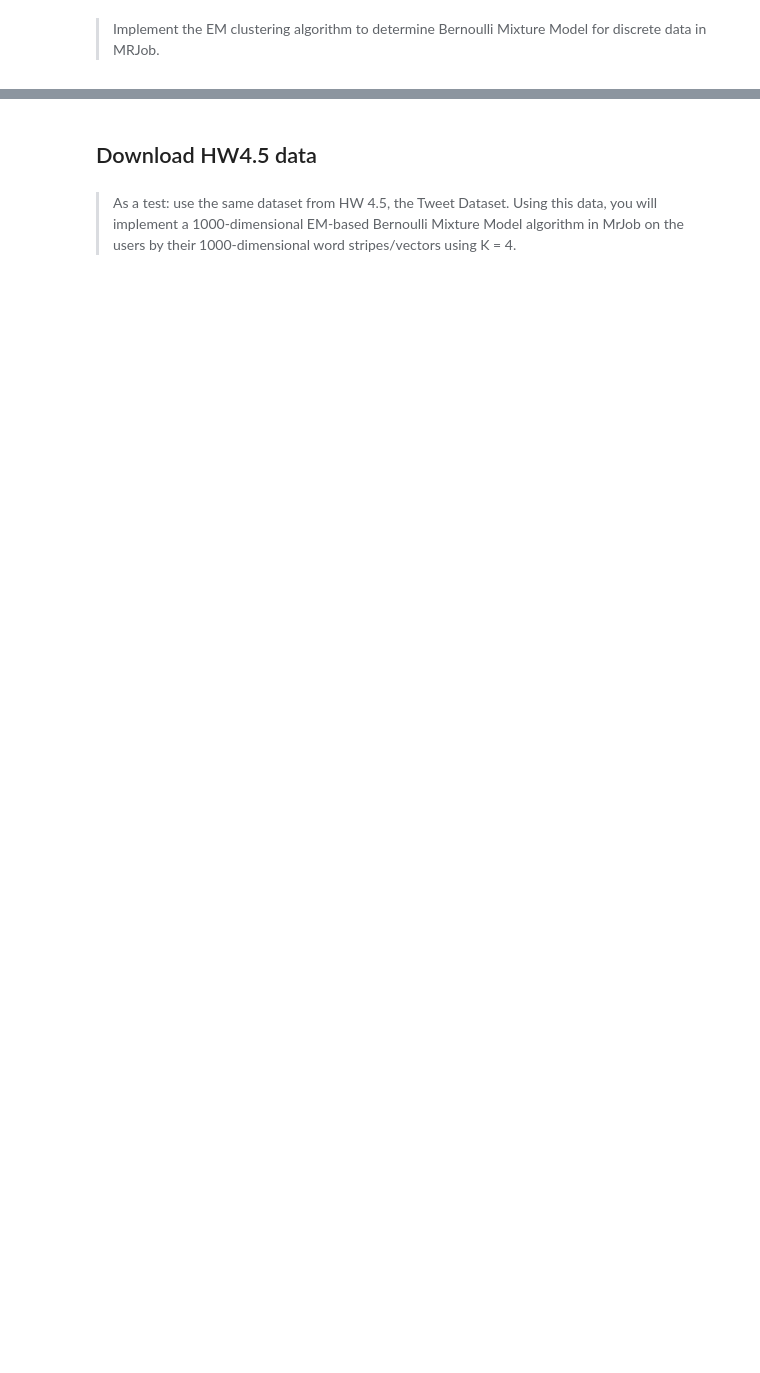
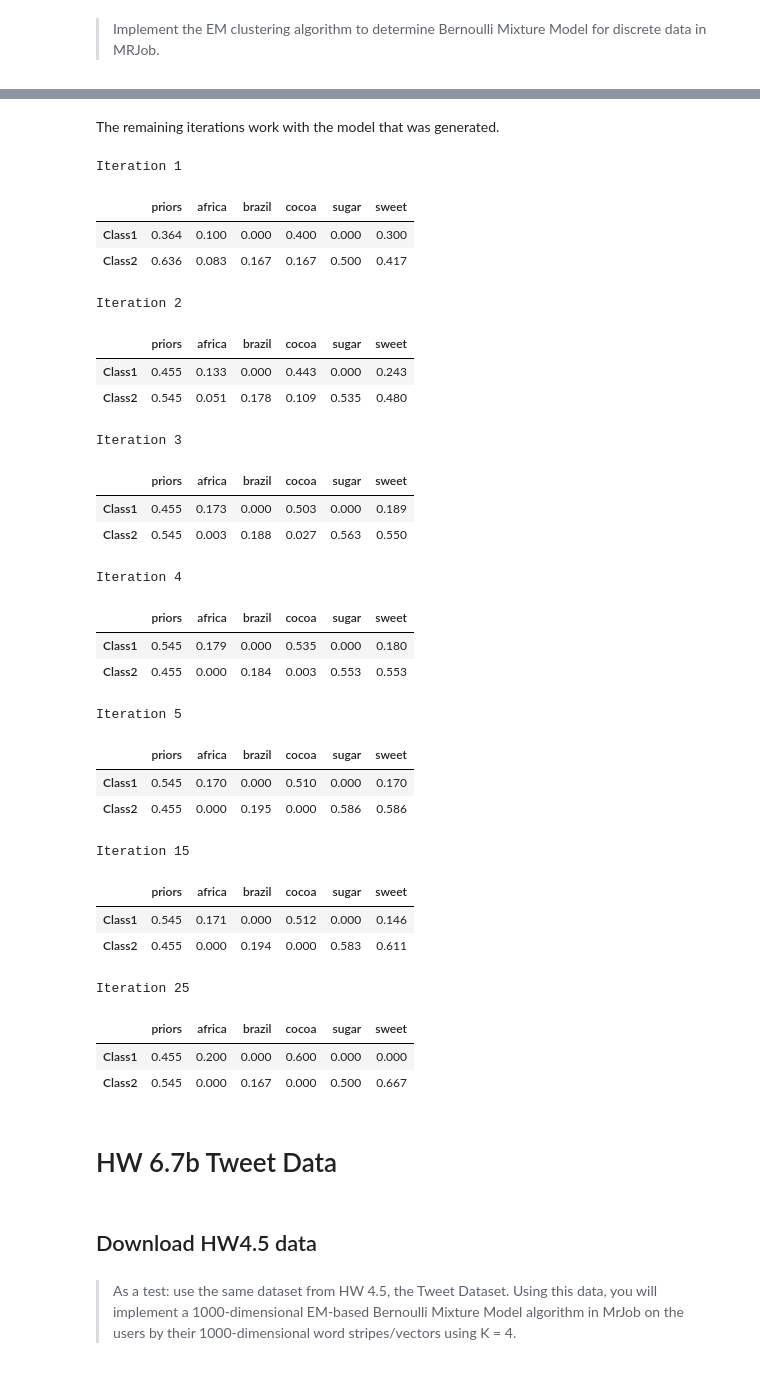
Before and after one commit to mseltz/W261-Fall2016, a Jupyter notebook: Week06/MIDS-W261-2016-HWK-Week06-Dang.ipynb, the cells around one changed output, grey strips where cells are left out. Cells and saved outputs as stored; diff of their text form; code cells hidden in the pictures; blank space fills up the shorter version.

```diff
--- a/Week06/MIDS-W261-2016-HWK-Week06-Dang.ipynb
+++ b/Week06/MIDS-W261-2016-HWK-Week06-Dang.ipynb
@@ -810,3 +891,45 @@ if __name__ == '__main__' and sys.argv[0].find('ipykernel') == -1:
+# %% [markdown]
+The remaining iterations work with the model that was generated.
+# %%
+from IPython.display import display
+
+for i in range(25):
+    run_iteration('IR_input_data.csv')
+
+    if (i + 1) in [1, 2, 3, 4, 5, 15, 25]:
+        print 'Iteration', i + 1
+        display(check_ir_model())
+# %% [output]
+Iteration 1
+|  | priors | africa | brazil | cocoa | sugar | sweet |
+| Class1 | 0.364 | 0.100 | 0.000 | 0.400 | 0.000 | 0.300 |
+| Class2 | 0.636 | 0.083 | 0.167 | 0.167 | 0.500 | 0.417 |
+Iteration 2
+|  | priors | africa | brazil | cocoa | sugar | sweet |
+| Class1 | 0.455 | 0.133 | 0.000 | 0.443 | 0.000 | 0.243 |
+| Class2 | 0.545 | 0.051 | 0.178 | 0.109 | 0.535 | 0.480 |
+Iteration 3
+|  | priors | africa | brazil | cocoa | sugar | sweet |
+| Class1 | 0.455 | 0.173 | 0.000 | 0.503 | 0.000 | 0.189 |
+| Class2 | 0.545 | 0.003 | 0.188 | 0.027 | 0.563 | 0.550 |
+Iteration 4
+|  | priors | africa | brazil | cocoa | sugar | sweet |
+| Class1 | 0.545 | 0.179 | 0.000 | 0.535 | 0.000 | 0.180 |
+| Class2 | 0.455 | 0.000 | 0.184 | 0.003 | 0.553 | 0.553 |
+Iteration 5
+|  | priors | africa | brazil | cocoa | sugar | sweet |
+| Class1 | 0.545 | 0.170 | 0.000 | 0.510 | 0.000 | 0.170 |
+| Class2 | 0.455 | 0.000 | 0.195 | 0.000 | 0.586 | 0.586 |
+Iteration 15
+|  | priors | africa | brazil | cocoa | sugar | sweet |
+| Class1 | 0.545 | 0.171 | 0.000 | 0.512 | 0.000 | 0.146 |
+| Class2 | 0.455 | 0.000 | 0.194 | 0.000 | 0.583 | 0.611 |
+Iteration 25
+|  | priors | africa | brazil | cocoa | sugar | sweet |
+| Class1 | 0.455 | 0.200 | 0.000 | 0.600 | 0.000 | 0.000 |
+| Class2 | 0.545 | 0.000 | 0.167 | 0.000 | 0.500 | 0.667 |
+# %% [markdown]
+# HW 6.7b Tweet Data
 # %% [markdown]
 ## Download HW4.5 data
 # %% [markdown]
```
Also changed, not shown: parts of 25 cells of this notebook, 1 other file.
